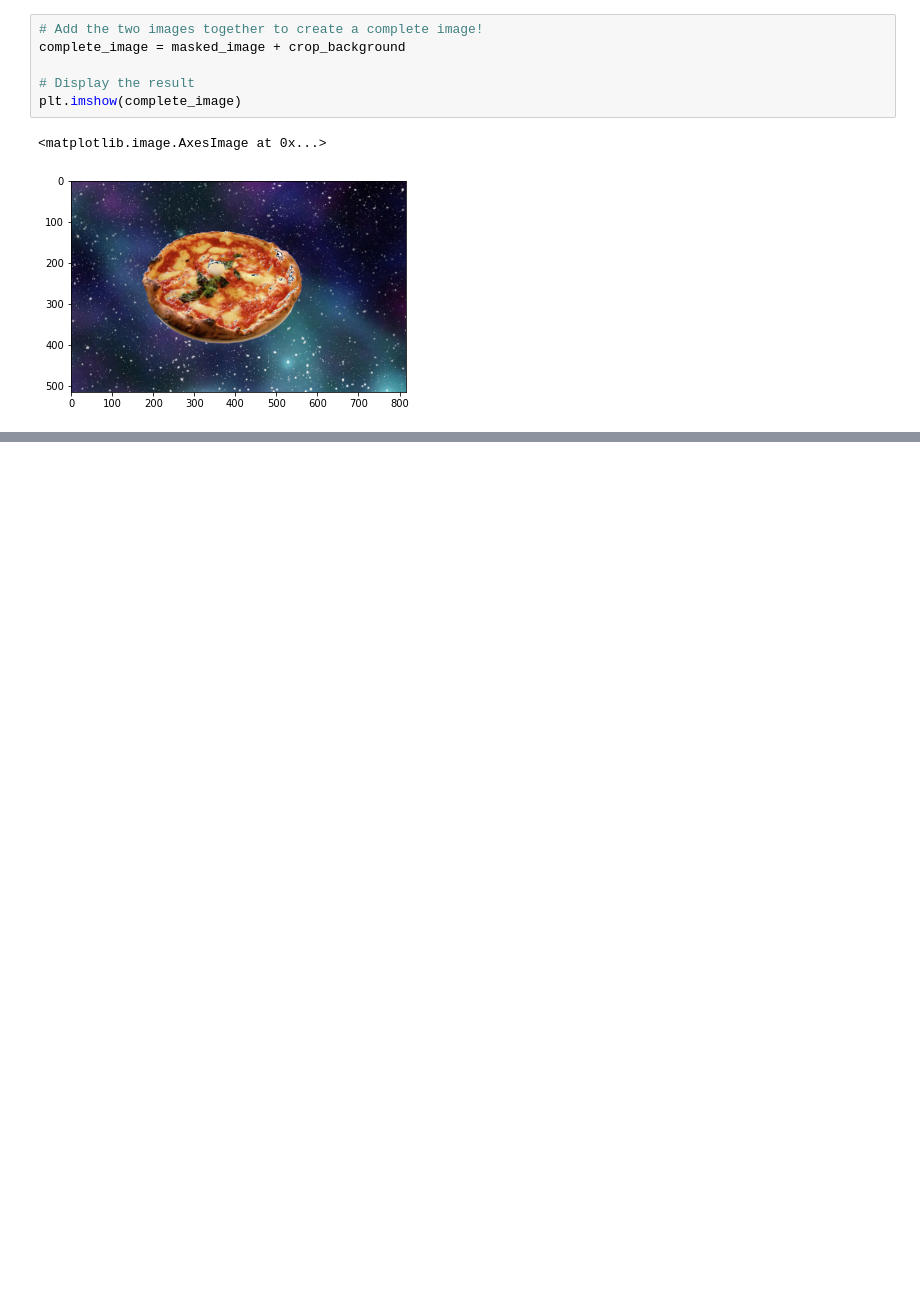
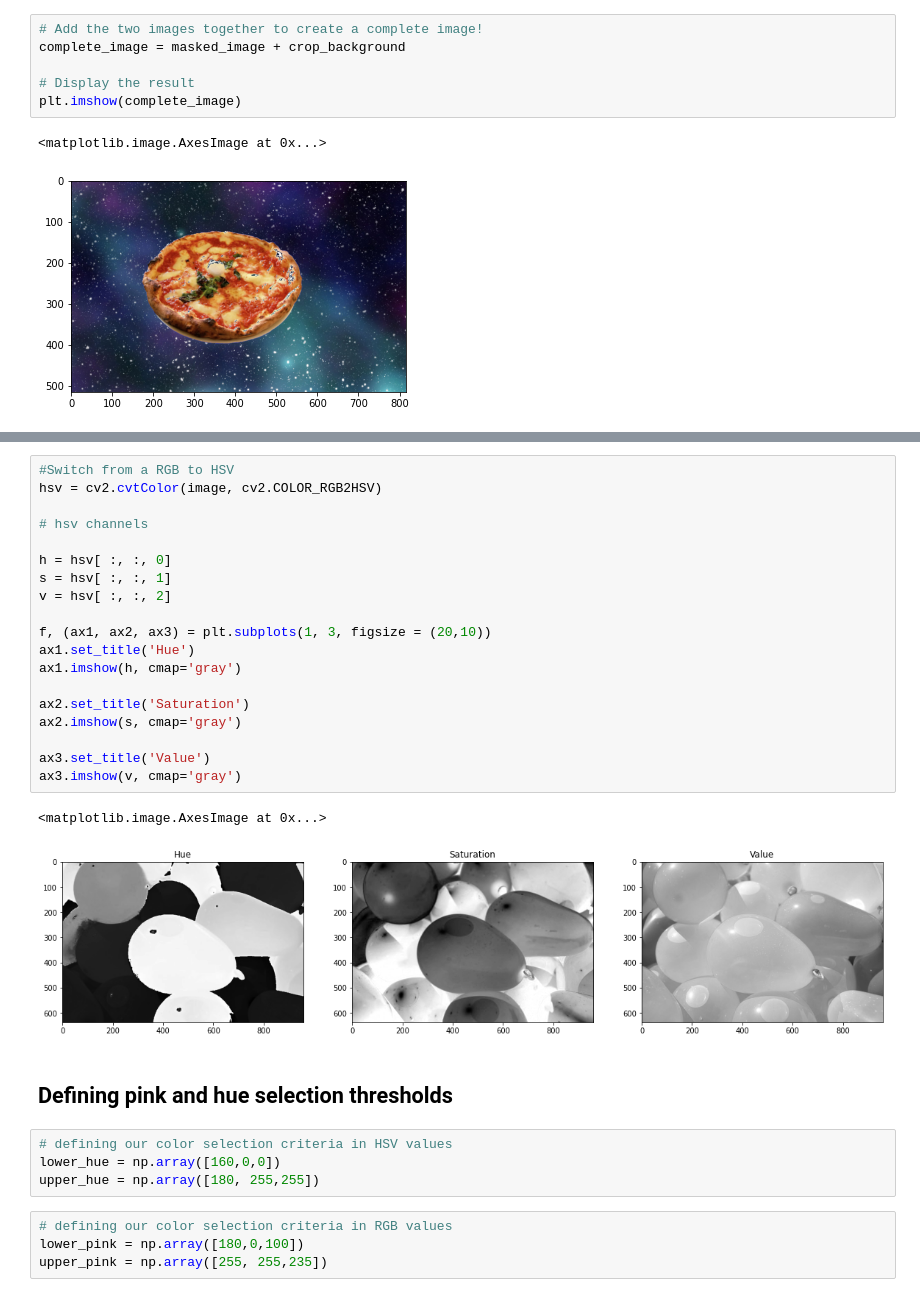
Before and after one commit to Fru-Adey/Image-Processing-for-deep-learning, a Jupyter notebook: image_processing.ipynb, the cells around one changed output, grey strips where cells are left out. Saved outputs shown, nothing was run; the diff lists cells and outputs as text; blank space fills up the shorter version.

```diff
--- a/image_processing.ipynb
+++ b/image_processing.ipynb
@@ -144,0 +193,32 @@ plt.imshow(complete_image)
+# %%
+#Switch from a RGB to HSV
+hsv = cv2.cvtColor(image, cv2.COLOR_RGB2HSV)
+
+# hsv channels
+
+h = hsv[ :, :, 0]
+s = hsv[ :, :, 1]
+v = hsv[ :, :, 2]
+
+f, (ax1, ax2, ax3) = plt.subplots(1, 3, figsize = (20,10))
+ax1.set_title('Hue')
+ax1.imshow(h, cmap='gray')
+
+ax2.set_title('Saturation')
+ax2.imshow(s, cmap='gray')
+
+ax3.set_title('Value')
+ax3.imshow(v, cmap='gray')
+# %% [output]
+<matplotlib.image.AxesImage at 0x...>
+[figure, added]
+# %% [markdown]
+## Defining pink and hue selection thresholds
+# %%
+# defining our color selection criteria in HSV values
+lower_hue = np.array([160,0,0])
+upper_hue = np.array([180, 255,255])
+# %%
+# defining our color selection criteria in RGB values
+lower_pink = np.array([180,0,100])
+upper_pink = np.array([255, 255,235])
```
Also changed, not shown: parts of 52 cells of this notebook.
